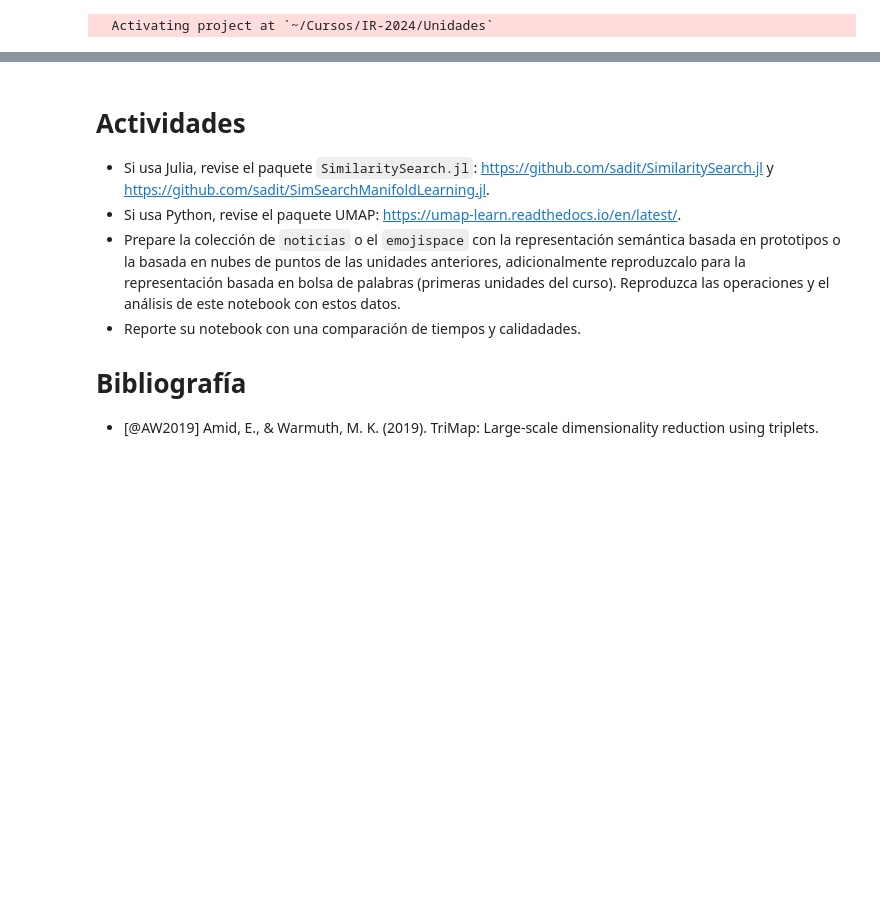
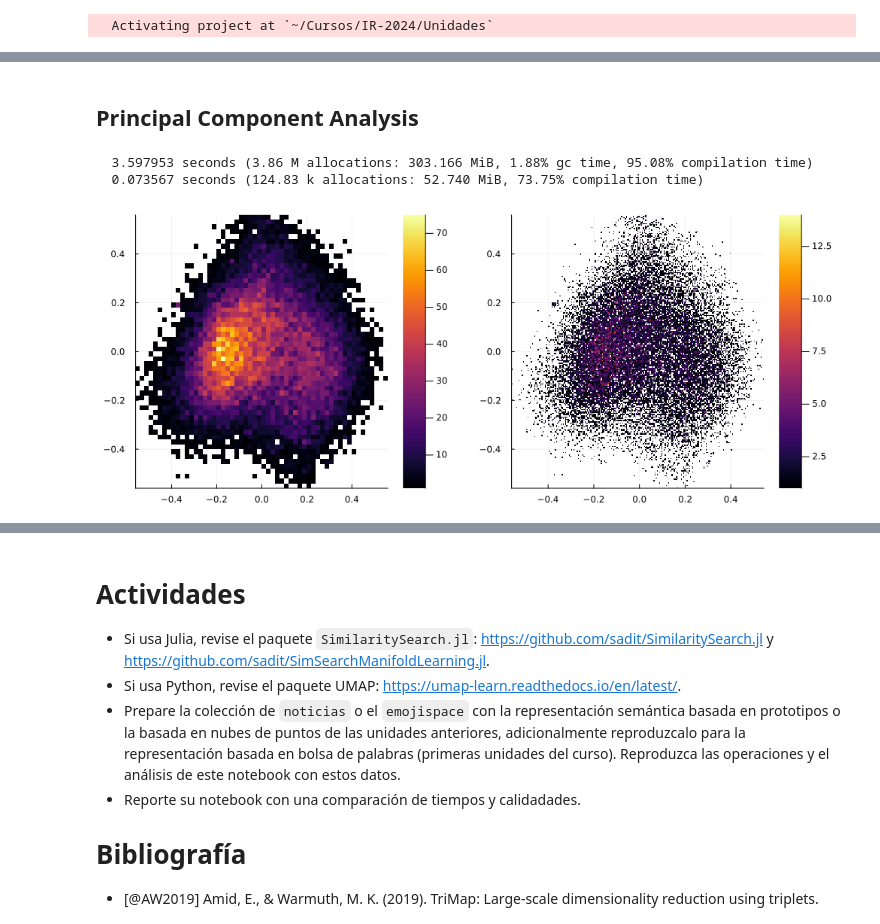
Before and after one commit to sadit/IR-2024, a Jupyter notebook: Unidades/u07.ipynb, the cells around one changed output, grey strips where cells are left out. Saved outputs shown, nothing was run; the diff lists cells and outputs as text; code cells hidden in the pictures; blank space fills up the shorter version.

```diff
--- a/Unidades/u07.ipynb
+++ b/Unidades/u07.ipynb
@@ -84,0 +97,14 @@ end
+# %% [markdown]
+## Principal Component Analysis
+# %%
+let M = database(E.index).matrix
+    @time pca = fit(PCA, M; maxoutdim=2)
+    @time X = predict(pca, M)
+    A = histogram2d(view(X, 1, :), view(X, 2, :), bins=100)
+    B = histogram2d(view(X, 1, :), view(X, 2, :), bins=300)
+    plot(A, B, size=(1000, 400))
+end
+# %% [output]
+  3.597953 seconds (3.86 M allocations: 303.166 MiB, 1.88% gc time, 95.08% compilation time)
+  0.073567 seconds (124.83 k allocations: 52.740 MiB, 73.75% compilation time)
+[figure, added]
```
Also changed, not shown: parts of 11 cells of this notebook, 2 other files.
